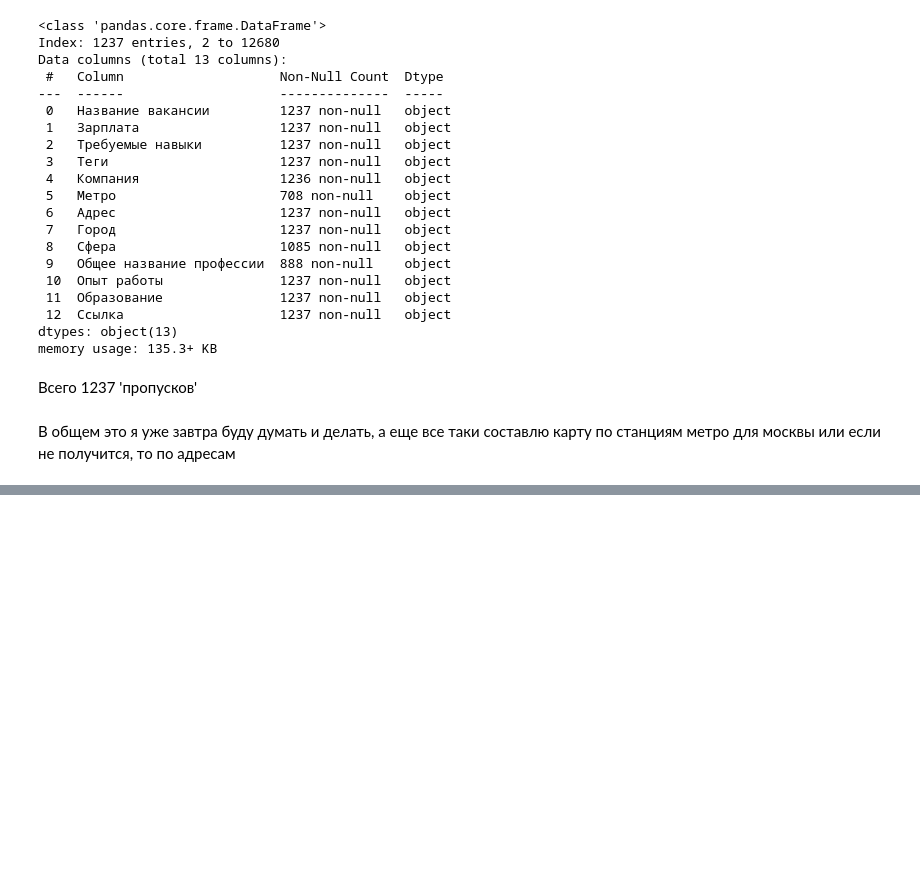
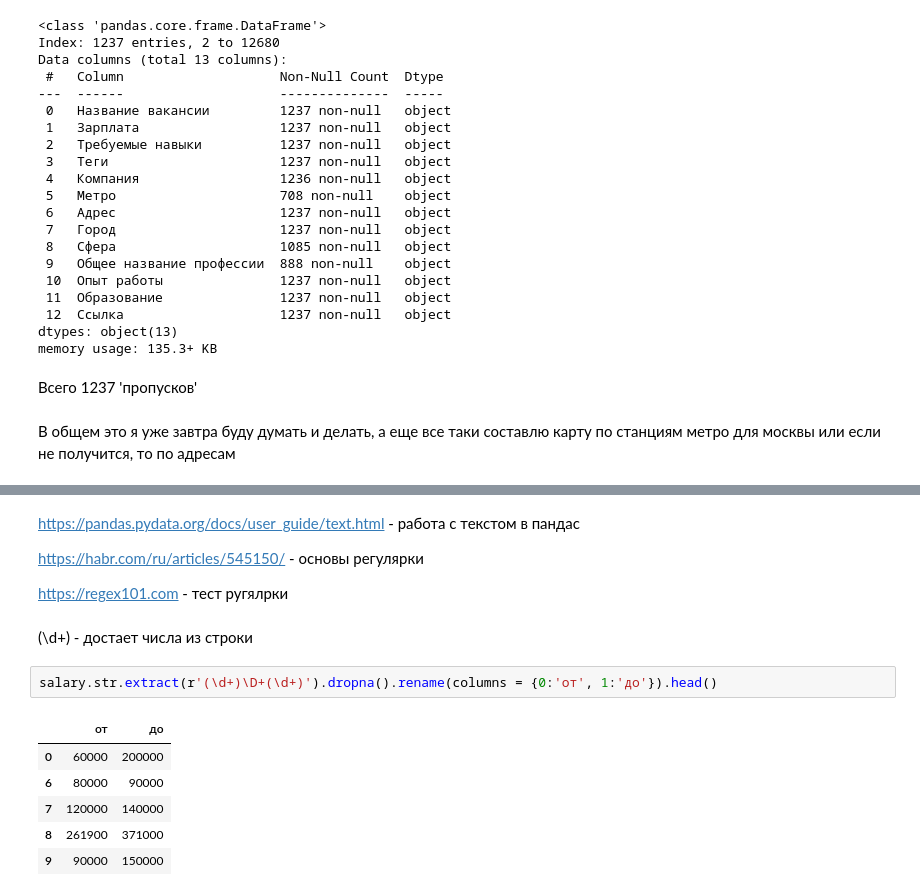
Before and after one commit to Dezurn/GP_2_Scraping_API, a Jupyter notebook: rabota_ru_EDA.ipynb, the cells around one changed output, grey strips where cells are left out. Drawn from its saved outputs; the diff is of its cells as text; blank space fills up the shorter version.

```diff
--- a/rabota_ru_EDA.ipynb
+++ b/rabota_ru_EDA.ipynb
@@ -1087,0 +1080,17 @@ memory usage: 135.3+ KB
+# %% [markdown]
+https://pandas.pydata.org/docs/user_guide/text.html - работа с текстом в пандас
+
+https://habr.com/ru/articles/545150/ - основы регулярки
+
+https://regex101.com - тест ругялрки
+# %% [markdown]
+(\d+) - достает числа из строки
+# %%
+salary.str.extract(r'(\d+)\D+(\d+)').dropna().rename(columns = {0:'от', 1:'до'}).head()
+# %% [output]
+|  | от | до |
+| 0 | 60000 | 200000 |
+| 6 | 80000 | 90000 |
+| 7 | 120000 | 140000 |
+| 8 | 261900 | 371000 |
+| 9 | 90000 | 150000 |
```
Also changed, not shown: parts of 28 cells of this notebook.
